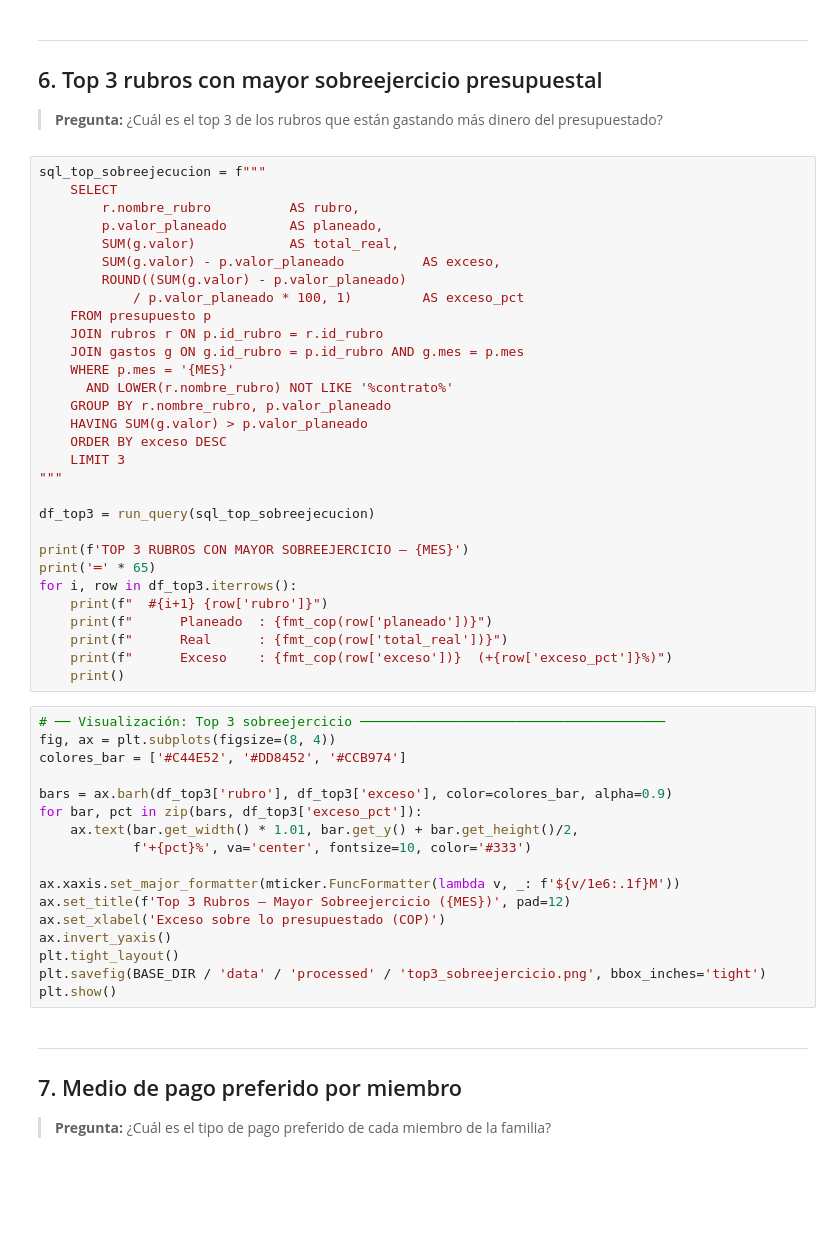
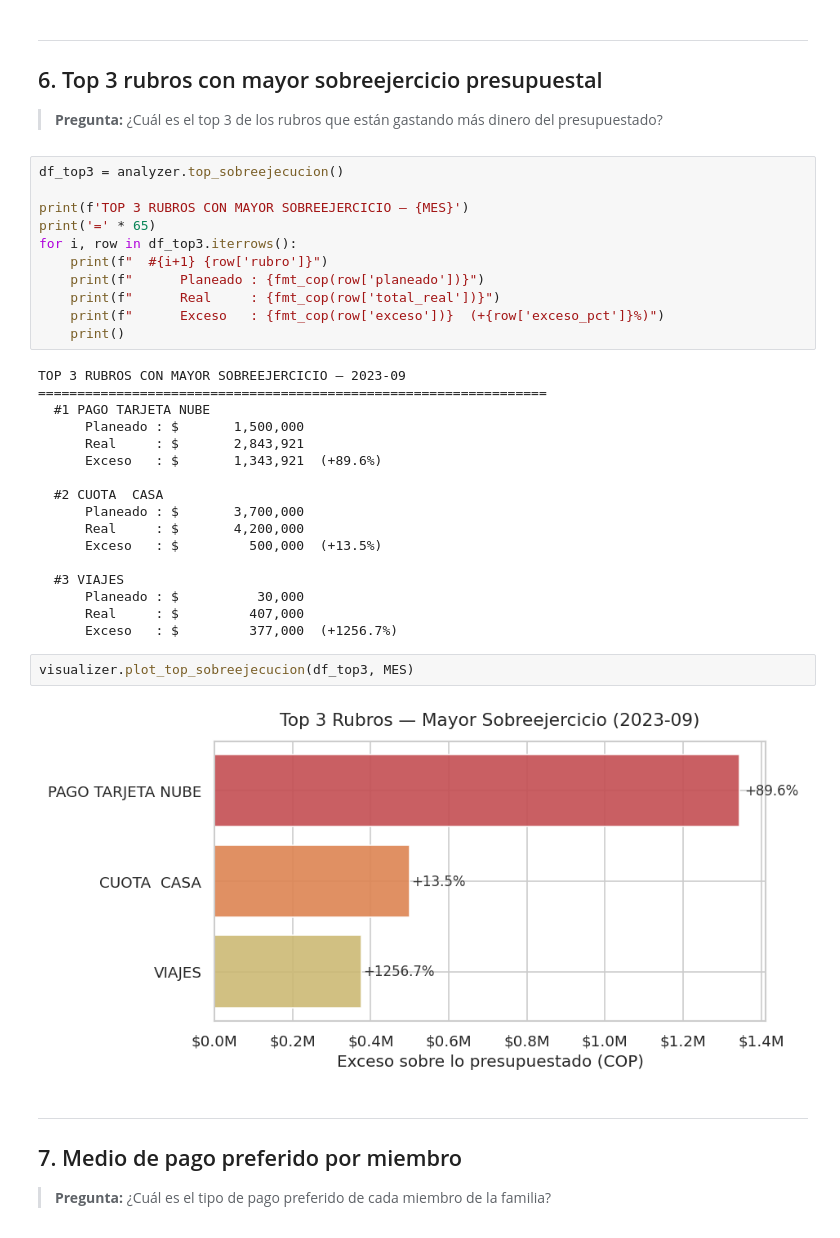
Before and after one commit to dballesteroso345/iw-proyecto, a Jupyter notebook: notebooks/03_analysis.ipynb, the cells around one changed output. Drawn from its saved outputs; the diff is of its cells as text; blank space fills up the shorter version.

```diff
--- a/notebooks/03_analysis.ipynb
+++ b/notebooks/03_analysis.ipynb
@@ -267,52 +441,37 @@ plt.show()
 
 > **Pregunta:** ¿Cuál es el top 3 de los rubros que están gastando más dinero del presupuestado?
 # %%
-sql_top_sobreejecucion = f"""
-    SELECT
-        r.nombre_rubro          AS rubro,
-        p.valor_planeado        AS planeado,
-        SUM(g.valor)            AS total_real,
-        SUM(g.valor) - p.valor_planeado          AS exceso,
-        ROUND((SUM(g.valor) - p.valor_planeado)
-            / p.valor_planeado * 100, 1)         AS exceso_pct
-    FROM presupuesto p
-    JOIN rubros r ON p.id_rubro = r.id_rubro
-    JOIN gastos g ON g.id_rubro = p.id_rubro AND g.mes = p.mes
-    WHERE p.mes = '{MES}'
-      AND LOWER(r.nombre_rubro) NOT LIKE '%contrato%'
-    GROUP BY r.nombre_rubro, p.valor_planeado
-    HAVING SUM(g.valor) > p.valor_planeado
-    ORDER BY exceso DESC
-    LIMIT 3
-"""
-
-df_top3 = run_query(sql_top_sobreejecucion)
+df_top3 = analyzer.top_sobreejecucion()
 
 print(f'TOP 3 RUBROS CON MAYOR SOBREEJERCICIO — {MES}')
-print('═' * 65)
+print('=' * 65)
 for i, row in df_top3.iterrows():
     print(f"  #{i+1} {row['rubro']}")
-    print(f"      Planeado  : {fmt_cop(row['planeado'])}")
-    print(f"      Real      : {fmt_cop(row['total_real'])}")
-    print(f"      Exceso    : {fmt_cop(row['exceso'])}  (+{row['exceso_pct']}%)")
+    print(f"      Planeado : {fmt_cop(row['planeado'])}")
+    print(f"      Real     : {fmt_cop(row['total_real'])}")
+    print(f"      Exceso   : {fmt_cop(row['exceso'])}  (+{row['exceso_pct']}%)")
     print()
+# %% [output]
+TOP 3 RUBROS CON MAYOR SOBREEJERCICIO — 2023-09
+=================================================================
+  #1 PAGO TARJETA NUBE
+      Planeado : $       1,500,000
+      Real     : $       2,843,921
+      Exceso   : $       1,343,921  (+89.6%)
+
+  #2 CUOTA  CASA
+      Planeado : $       3,700,000
+      Real     : $       4,200,000
+      Exceso   : $         500,000  (+13.5%)
+
+  #3 VIAJES
+      Planeado : $          30,000
+      Real     : $         407,000
+      Exceso   : $         377,000  (+1256.7%)
 # %%
-# ── Visualización: Top 3 sobreejercicio ───────────────────────────────────────
-fig, ax = plt.subplots(figsize=(8, 4))
-colores_bar = ['#C44E52', '#DD8452', '#CCB974']
-
-bars = ax.barh(df_top3['rubro'], df_top3['exceso'], color=colores_bar, alpha=0.9)
-for bar, pct in zip(bars, df_top3['exceso_pct']):
-    ax.text(bar.get_width() * 1.01, bar.get_y() + bar.get_height()/2,
-            f'+{pct}%', va='center', fontsize=10, color='#333')
-
-ax.xaxis.set_major_formatter(mticker.FuncFormatter(lambda v, _: f'${v/1e6:.1f}M'))
-ax.set_title(f'Top 3 Rubros — Mayor Sobreejercicio ({MES})', pad=12)
-ax.set_xlabel('Exceso sobre lo presupuestado (COP)')
-ax.invert_yaxis()
-plt.tight_layout()
-plt.savefig(BASE_DIR / 'data' / 'processed' / 'top3_sobreejercicio.png', bbox_inches='tight')
-plt.show()
+visualizer.plot_top_sobreejecucion(df_top3, MES)
+# %% [output]
+[figure, added]
 # %% [markdown]
 ---
 ## 7. Medio de pago preferido por miembro
```
Also changed, not shown: parts of 23 cells of this notebook, 15 other files.
